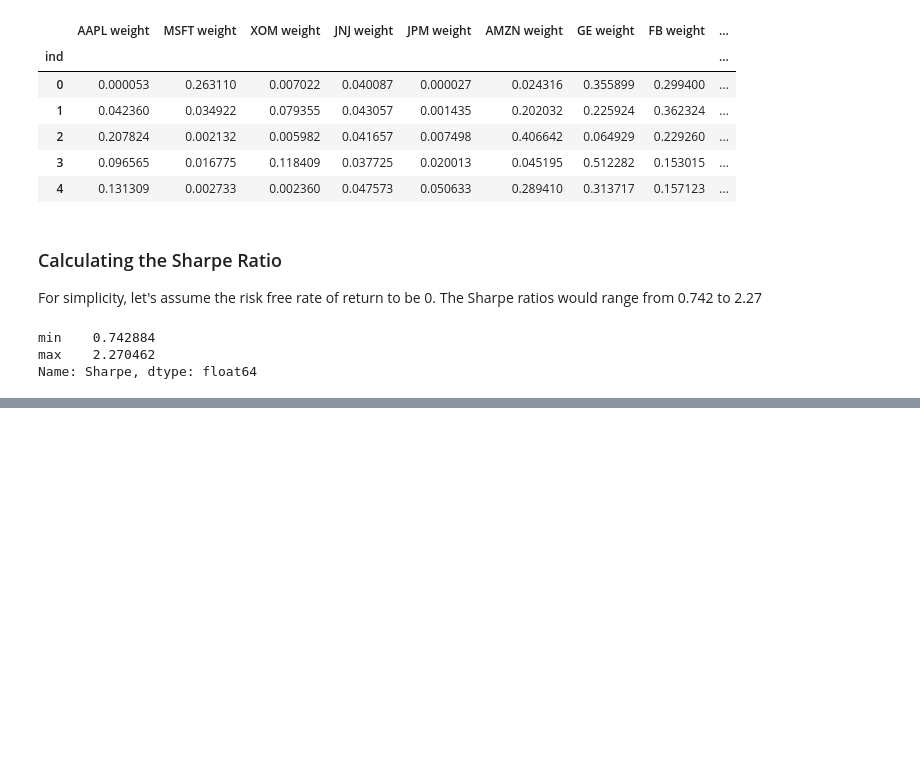
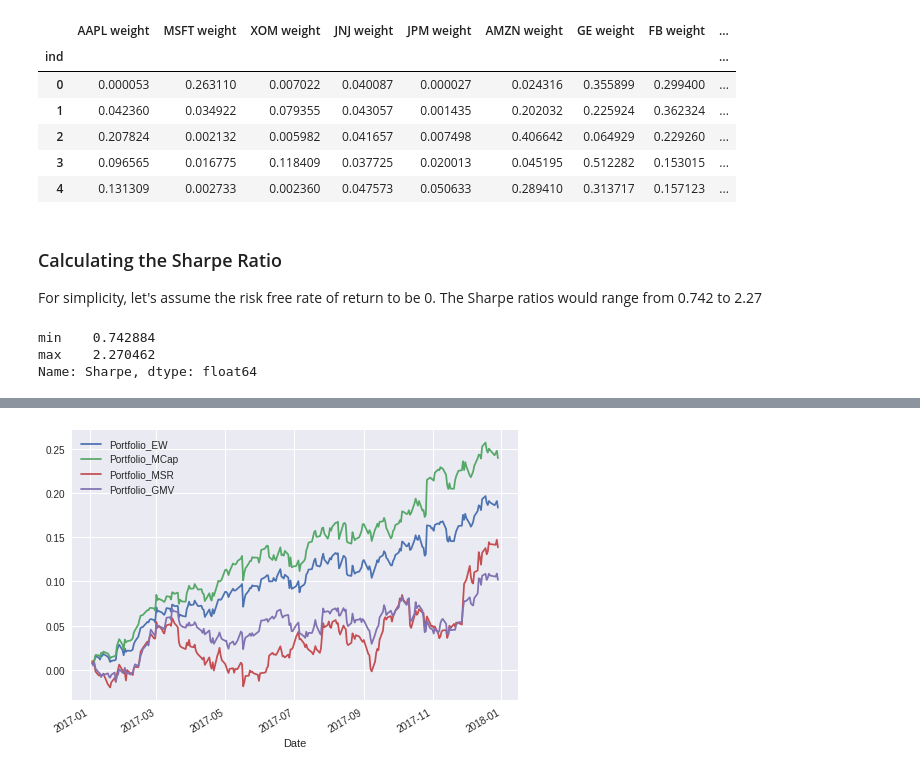
Before and after one commit to tanmay-kulkarni/portfolio_risk_management, a Jupyter notebook: portfolio.ipynb, the cells around one changed output, grey strips where cells are left out. Saved outputs shown, nothing was run; the diff lists cells and outputs as text; code cells hidden in the pictures; blank space fills up the shorter version.

```diff
--- a/portfolio.ipynb
+++ b/portfolio.ipynb
@@ -490,0 +520,12 @@ Name: Sharpe, dtype: float64
+# %%
+sorted_portfolios = df_RandomPortfolios.sort_values(by=['Volatility'], ascending=True)
+
+GMV_weights = sorted_portfolios.iloc[0, 0:number_of_stocks]
+
+GMV_weights_array = np.array(GMV_weights)
+
+df_StockReturns['Portfolio_GMV'] = df_StockReturns.iloc[:, 0 : number_of_stocks].mul(GMV_weights_array, axis=1).sum(axis=1)
+
+cumulative_returns_plot(['Portfolio_EW', 'Portfolio_MCap', 'Portfolio_MSR', 'Portfolio_GMV'])
+# %% [output]
+[figure, added]
```
Also changed, not shown: parts of 19 cells of this notebook.
